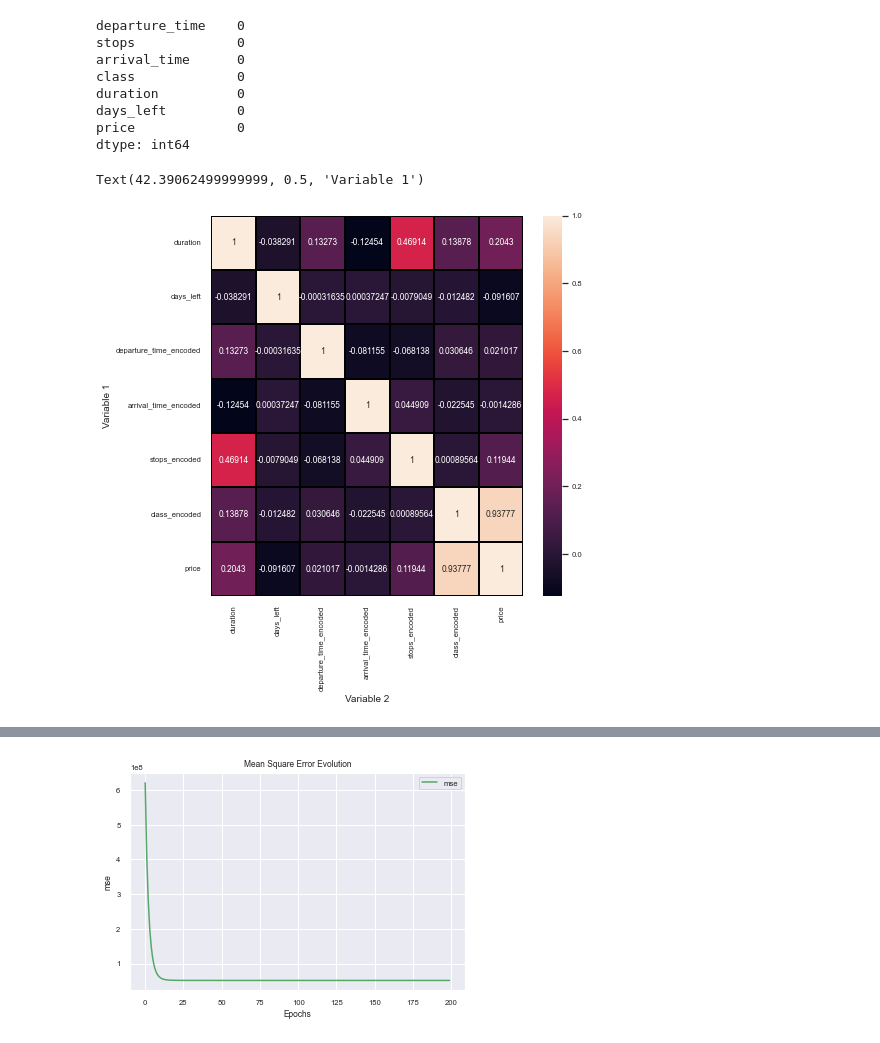
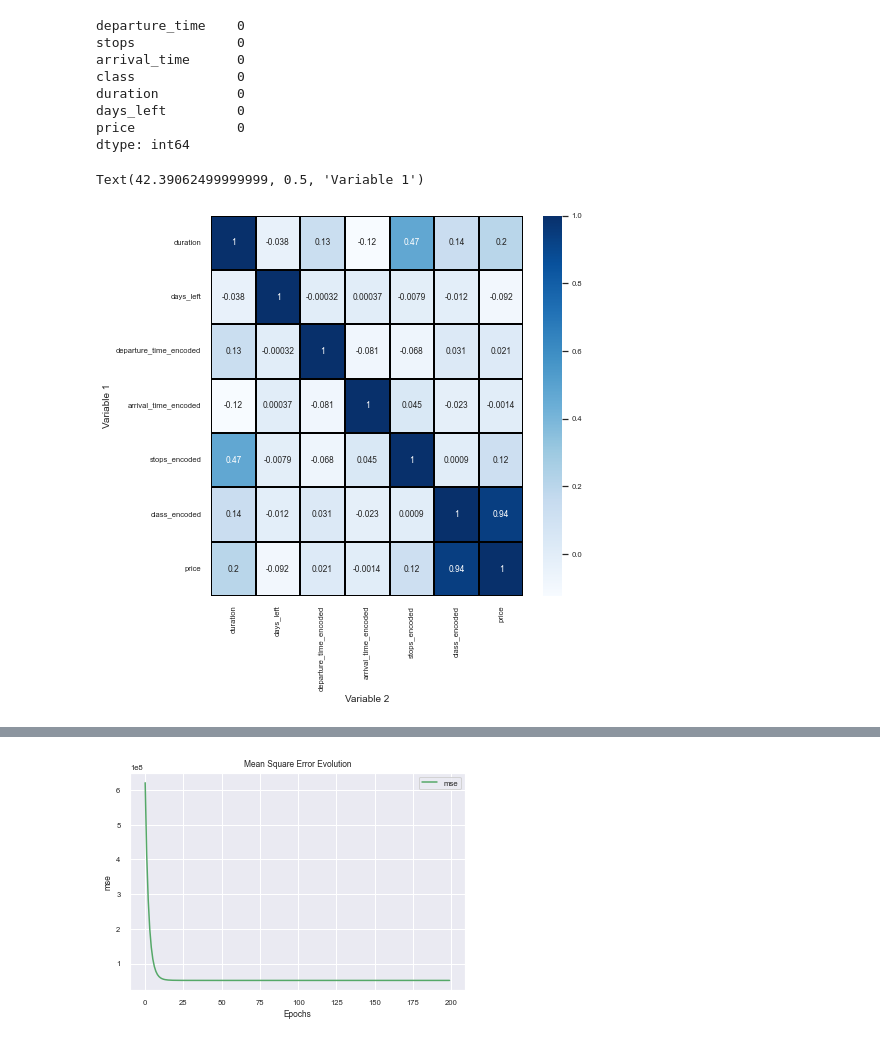
Before and after one commit to pouriaSameti/Fundamental-AI, a Jupyter notebook: Linear Regression/Linear Regression.ipynb, the cells around one changed output, grey strips where cells are left out. Cells and saved outputs as stored; diff of their text form; code cells hidden in the pictures.

```diff
--- a/Linear Regression/Linear Regression.ipynb
+++ b/Linear Regression/Linear Regression.ipynb
@@ -42,21 +42,22 @@ x_test = x_test.drop(columns=['departure_time', 'arrival_time', 'stops', 'class'
 # %%
 import seaborn as sns
 import matplotlib.pyplot as plt
 
 train_data = pd.concat([x_train, y_train], axis=1)
 
 plt.figure(figsize=(len(train_data.columns), len(train_data.columns)), facecolor='w', edgecolor='k')
 sns.set(font_scale=0.7)
 sns.heatmap(train_data.corr(),
             annot=True,
-            fmt='.5g',
+            fmt='.2g',
             linewidths=2,
-            linecolor='black')
+            linecolor='black',
+            cmap='Blues')
 plt.xlabel('Variable 2',fontsize=10)
 plt.ylabel('Variable 1',fontsize=10)
 # %% [output]
 Text(42.39062499999999, 0.5, 'Variable 1')
-[figure, old version]
+[figure, new version]
 # %%
 #Feature Scaling
 from sklearn.preprocessing import StandardScaler
```
Also changed, not shown: parts of 1 cell of this notebook.
